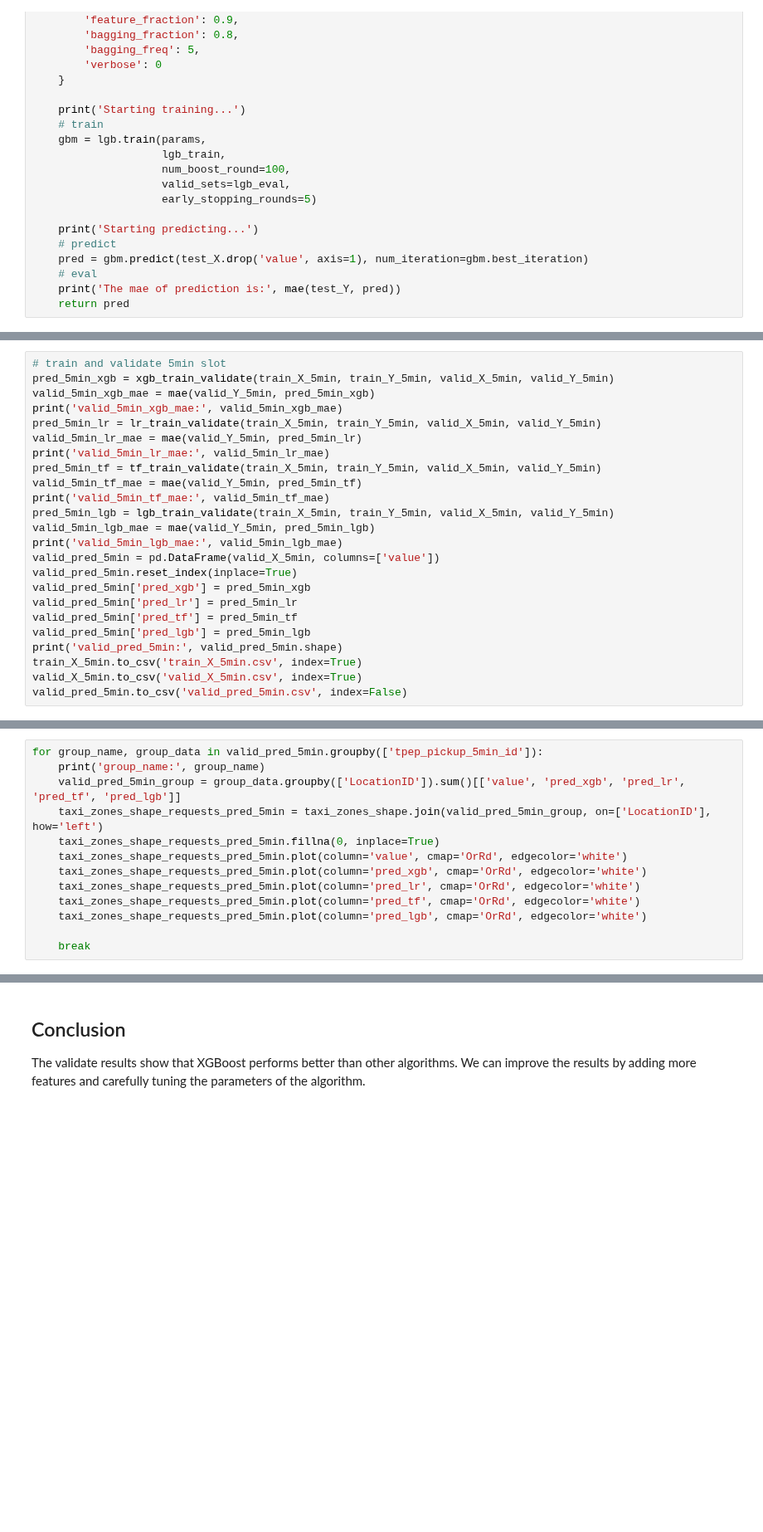
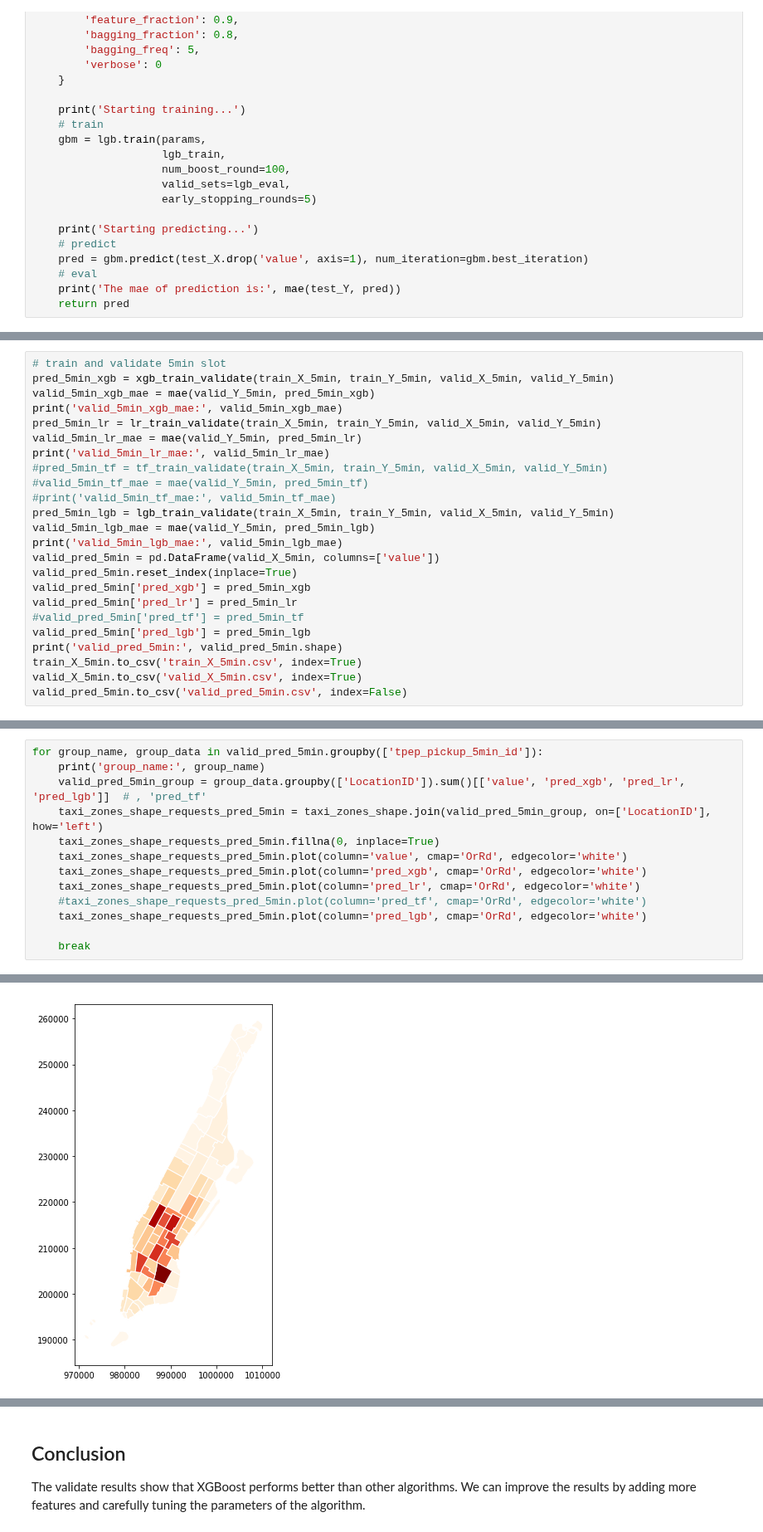
Before and after one commit to hlmiao/nyc_taxi_requests_prediction, a Jupyter notebook: nyc_taxi_requests_prediction.ipynb, the cells around one changed output, grey strips where cells are left out. Shown at 83% size. Saved outputs shown, nothing was run; the diff lists cells and outputs as text; blank space fills up the shorter version.

```diff
--- a/nyc_taxi_requests_prediction.ipynb
+++ b/nyc_taxi_requests_prediction.ipynb
@@ -1001,9 +701,9 @@ print('valid_5min_xgb_mae:', valid_5min_xgb_mae)
 pred_5min_lr = lr_train_validate(train_X_5min, train_Y_5min, valid_X_5min, valid_Y_5min)
 valid_5min_lr_mae = mae(valid_Y_5min, pred_5min_lr)
 print('valid_5min_lr_mae:', valid_5min_lr_mae)
-pred_5min_tf = tf_train_validate(train_X_5min, train_Y_5min, valid_X_5min, valid_Y_5min)
-valid_5min_tf_mae = mae(valid_Y_5min, pred_5min_tf)
-print('valid_5min_tf_mae:', valid_5min_tf_mae)
+#pred_5min_tf = tf_train_validate(train_X_5min, train_Y_5min, valid_X_5min, valid_Y_5min)
+#valid_5min_tf_mae = mae(valid_Y_5min, pred_5min_tf)
+#print('valid_5min_tf_mae:', valid_5min_tf_mae)
 pred_5min_lgb = lgb_train_validate(train_X_5min, train_Y_5min, valid_X_5min, valid_Y_5min)
 valid_5min_lgb_mae = mae(valid_Y_5min, pred_5min_lgb)
 print('valid_5min_lgb_mae:', valid_5min_lgb_mae)
@@ -1011,7 +711,7 @@ valid_pred_5min = pd.DataFrame(valid_X_5min, columns=['value'])
 valid_pred_5min.reset_index(inplace=True)
 valid_pred_5min['pred_xgb'] = pred_5min_xgb
 valid_pred_5min['pred_lr'] = pred_5min_lr
-valid_pred_5min['pred_tf'] = pred_5min_tf
+#valid_pred_5min['pred_tf'] = pred_5min_tf
 valid_pred_5min['pred_lgb'] = pred_5min_lgb
 print('valid_pred_5min:', valid_pred_5min.shape)
 train_X_5min.to_csv('train_X_5min.csv', index=True)
@@ -1088,13 +831,14 @@ valid_pred_5min.head()
 # %%
 for group_name, group_data in valid_pred_5min.groupby(['tpep_pickup_5min_id']):
     print('group_name:', group_name)
-    valid_pred_5min_group = group_data.groupby(['LocationID']).sum()[['value', 'pred_xgb', 'pred_lr', 'pred_tf', 'pred_lgb']]
+    valid_pred_5min_group = group_data.groupby(['LocationID']).sum()[['value', 'pred_xgb', 'pred_lr', 'pred_lgb']]  # , 'pred_tf'
     taxi_zones_shape_requests_pred_5min = taxi_zones_shape.join(valid_pred_5min_group, on=['LocationID'], how='left')
     taxi_zones_shape_requests_pred_5min.fillna(0, inplace=True)
     taxi_zones_shape_requests_pred_5min.plot(column='value', cmap='OrRd', edgecolor='white')
     taxi_zones_shape_requests_pred_5min.plot(column='pred_xgb', cmap='OrRd', edgecolor='white')
     taxi_zones_shape_requests_pred_5min.plot(column='pred_lr', cmap='OrRd', edgecolor='white')
-    taxi_zones_shape_requests_pred_5min.plot(column='pred_tf', cmap='OrRd', edgecolor='white')
+    #taxi_zones_shape_requests_pred_5min.plot(column='pred_tf', cmap='OrRd', edgecolor='white')
     taxi_zones_shape_requests_pred_5min.plot(column='pred_lgb', cmap='OrRd', edgecolor='white')
 
     break
+# %% [output]
@@ -1100,0 +846 @@ for group_name, group_data in valid_pred_5min.groupby(['tpep_pickup_5min_id']):
+[figure, added]
```
Also changed, not shown: parts of 47 cells of this notebook.
